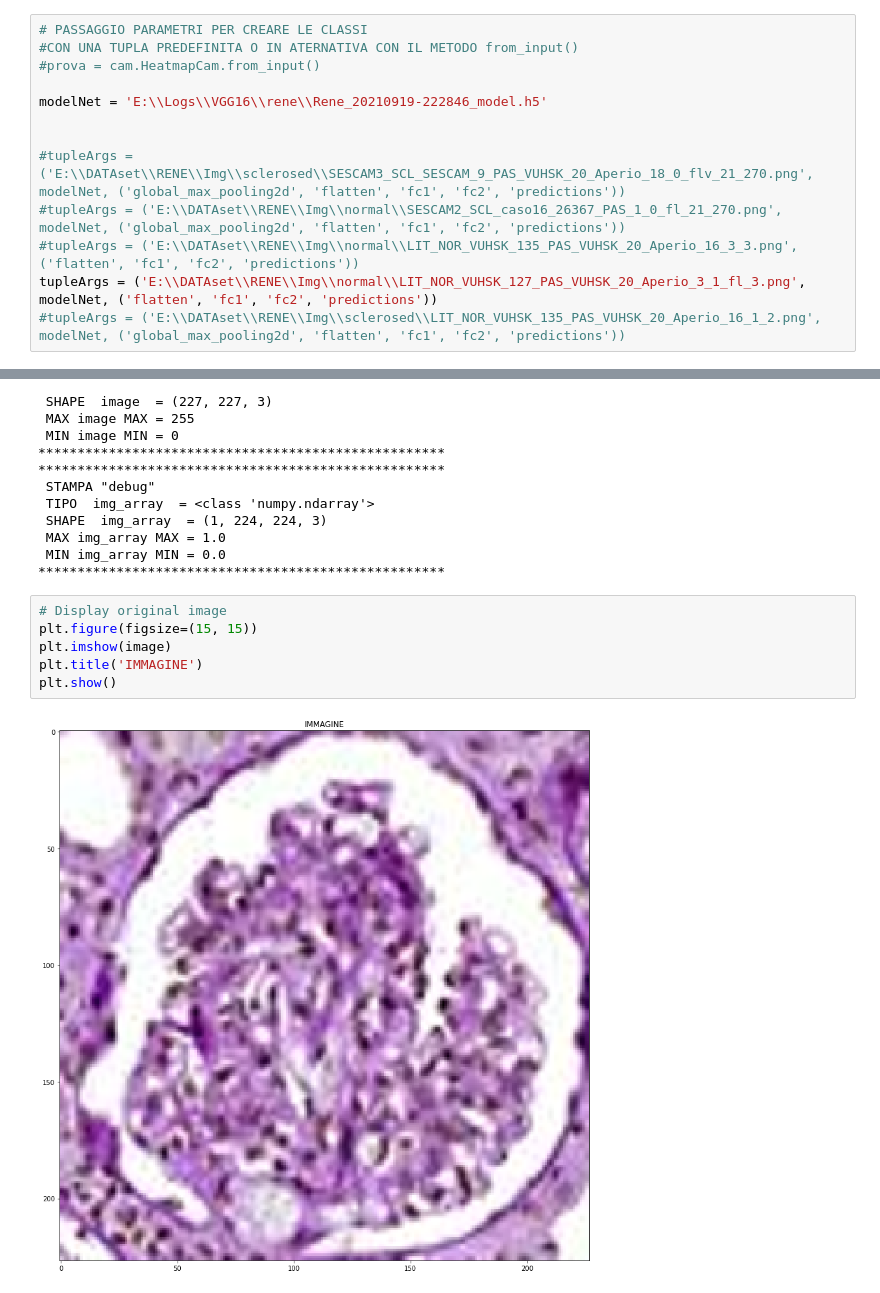
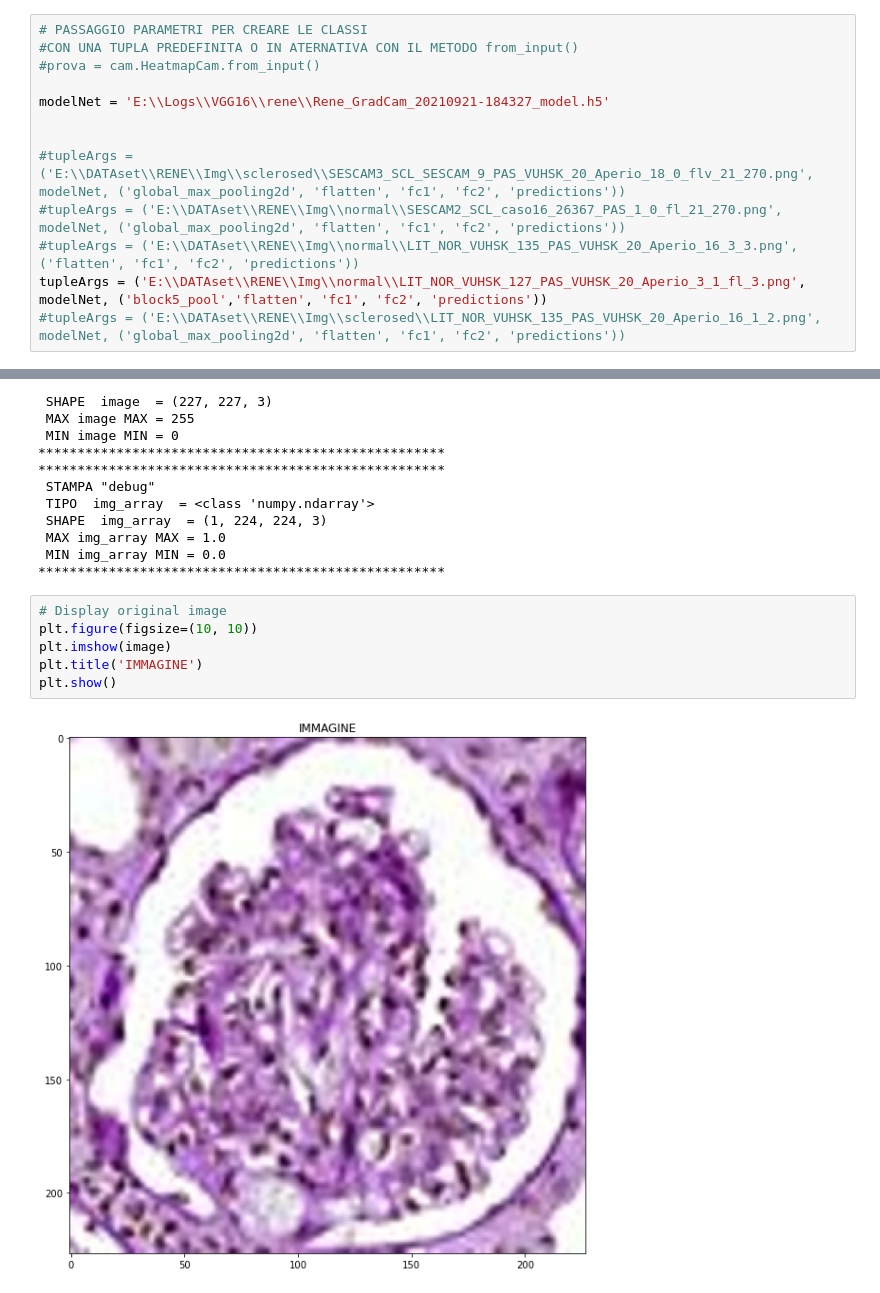
Before and after one commit to gfzan/PW_Dias_Rene, a Jupyter notebook: Notebook/3_CAMs/HeatmapGradCAM.ipynb, the cells around one changed output, grey strips where cells are left out. Drawn from its saved outputs; the diff is of its cells as text.

```diff
--- a/Notebook/3_CAMs/HeatmapGradCAM.ipynb
+++ b/Notebook/3_CAMs/HeatmapGradCAM.ipynb
@@ -108,13 +108,13 @@ essendo questo modello con CNNs con 1 ingresso ed 1 uscita , questo tipo di imma
 #CON UNA TUPLA PREDEFINITA O IN ATERNATIVA CON IL METODO from_input()
 #prova = cam.HeatmapCam.from_input()
 
-modelNet = 'E:\\Logs\\VGG16\\rene\\Rene_20210919-222846_model.h5'
+modelNet = 'E:\\Logs\\VGG16\\rene\\Rene_GradCam_20210921-184327_model.h5'
 
 
 #tupleArgs = ('E:\\DATAset\\RENE\\Img\\sclerosed\\SESCAM3_SCL_SESCAM_9_PAS_VUHSK_20_Aperio_18_0_flv_21_270.png', modelNet, ('global_max_pooling2d', 'flatten', 'fc1', 'fc2', 'predictions'))
 #tupleArgs = ('E:\\DATAset\\RENE\\Img\\normal\\SESCAM2_SCL_caso16_26367_PAS_1_0_fl_21_270.png', modelNet, ('global_max_pooling2d', 'flatten', 'fc1', 'fc2', 'predictions'))
 #tupleArgs = ('E:\\DATAset\\RENE\\Img\\normal\\LIT_NOR_VUHSK_135_PAS_VUHSK_20_Aperio_16_3_3.png', ('flatten', 'fc1', 'fc2', 'predictions'))
-tupleArgs = ('E:\\DATAset\\RENE\\Img\\normal\\LIT_NOR_VUHSK_127_PAS_VUHSK_20_Aperio_3_1_fl_3.png', modelNet, ('flatten', 'fc1', 'fc2', 'predictions'))
+tupleArgs = ('E:\\DATAset\\RENE\\Img\\normal\\LIT_NOR_VUHSK_127_PAS_VUHSK_20_Aperio_3_1_fl_3.png', modelNet, ('block5_pool','flatten', 'fc1', 'fc2', 'predictions'))
 #tupleArgs = ('E:\\DATAset\\RENE\\Img\\sclerosed\\LIT_NOR_VUHSK_135_PAS_VUHSK_20_Aperio_16_1_2.png', modelNet, ('global_max_pooling2d', 'flatten', 'fc1', 'fc2', 'predictions'))
 # %%
 # istanzio un oggetto della classe "HeatmapGradCam"
@@ -176,12 +180,12 @@ image, img_array = prova.image.img_for_cam(img_height=224, img_width=224)
 ****************************************************
 # %%
 # Display original image
-plt.figure(figsize=(15, 15))
+plt.figure(figsize=(10, 10))
 plt.imshow(image)
 plt.title('IMMAGINE')
 plt.show()
 # %% [output]
-[figure, old version]
+[figure, new version]
 # %%
 # ESTRAGGO HEATMAP
 heatmap = prova.gradcam_heatmap(img_array)
```
Also changed, not shown: parts of 10 cells of this notebook, 12 other files.
